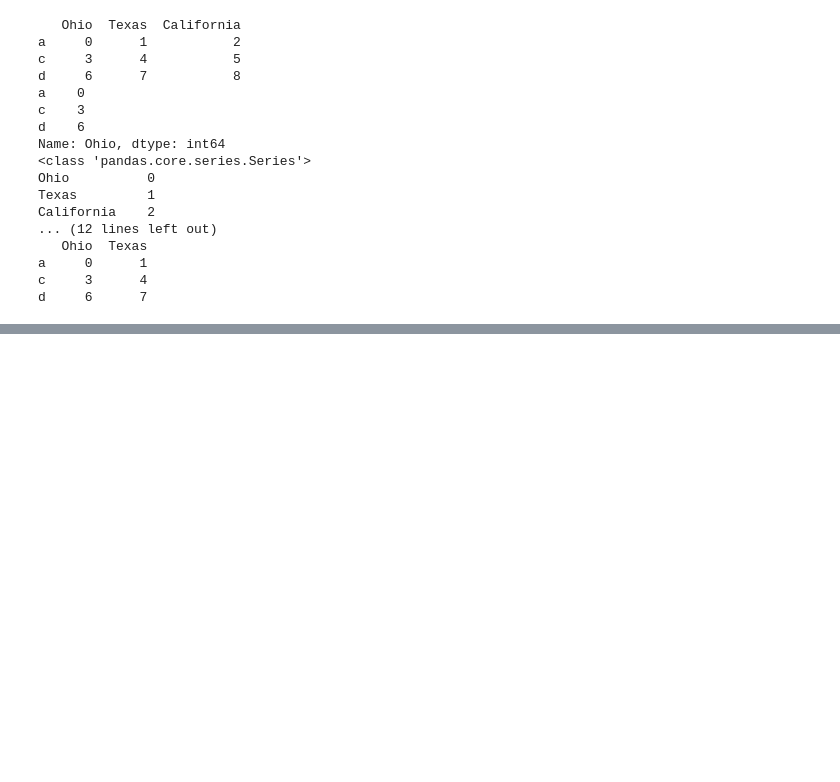
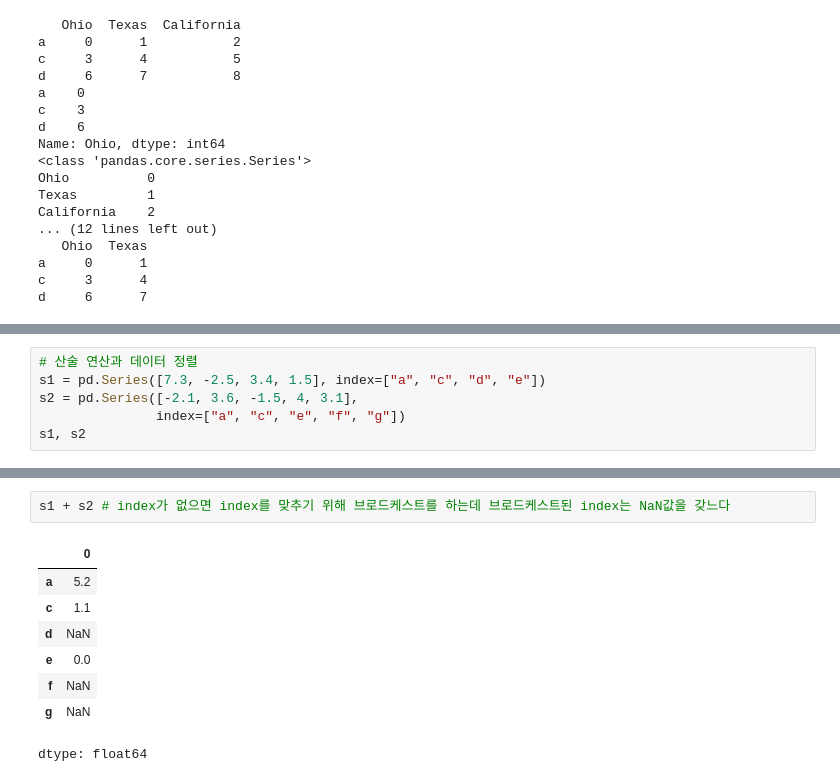
Before and after one commit to SoongMoo/soldesk20250823, a Jupyter notebook: pandas.ipynb, the cells around one changed output, grey strips where cells are left out. Saved outputs shown, nothing was run; the diff lists cells and outputs as text; blank space fills up the shorter version.

```diff
--- a/pandas.ipynb
+++ b/pandas.ipynb
@@ -599,0 +800,6 @@ d     6      7
+# %%
+# 산술 연산과 데이터 정렬
+s1 = pd.Series([7.3, -2.5, 3.4, 1.5], index=["a", "c", "d", "e"])
+s2 = pd.Series([-2.1, 3.6, -1.5, 4, 3.1],
+               index=["a", "c", "e", "f", "g"])
+s1, s2
@@ -599,0 +818,11 @@ d     6      7
+# %%
+s1 + s2 # index가 없으면 index를 맞추기 위해 브로드케스트를 하는데 브로드케스트된 index는 NaN값을 갖느다
+# %% [output]
+|  | 0 |
+| a | 5.2 |
+| c | 1.1 |
+| d | NaN |
+| e | 0.0 |
+| f | NaN |
+| g | NaN |
+dtype: float64
```
Also changed, not shown: parts of 13 cells of this notebook.
